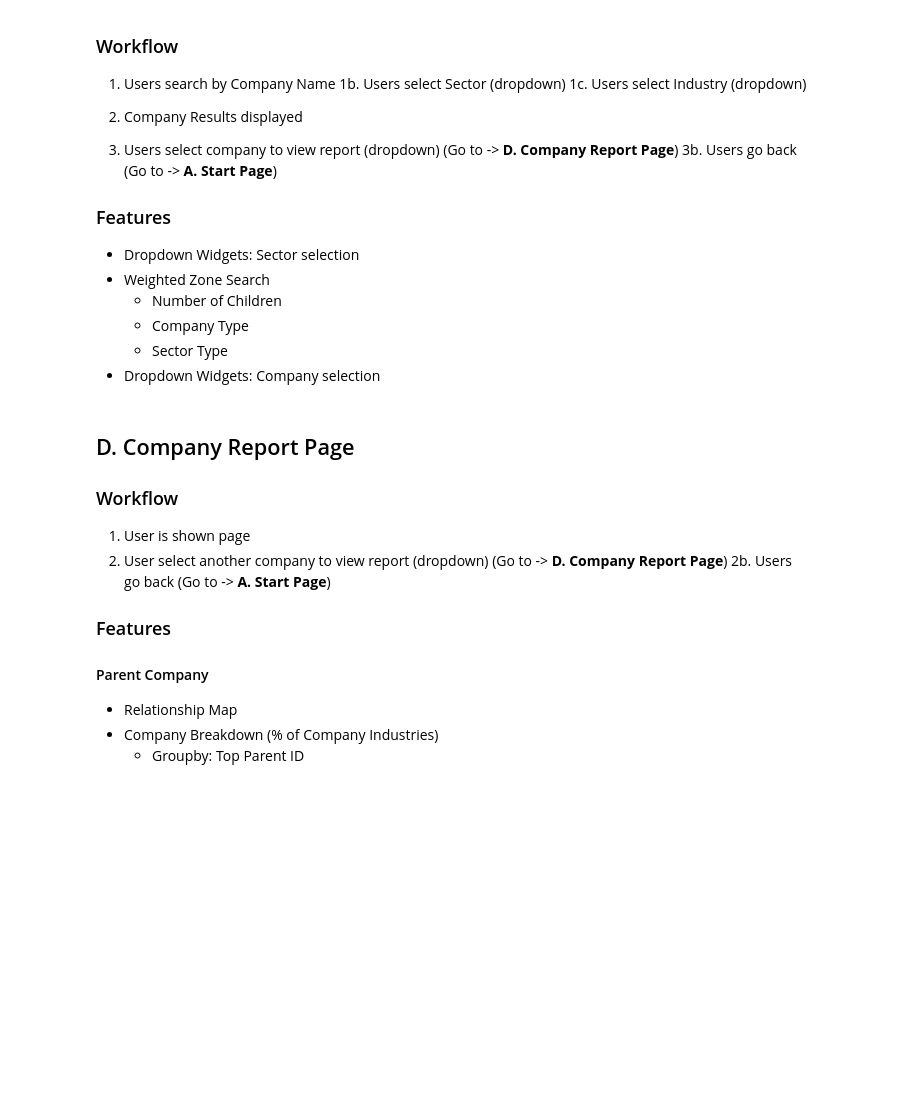
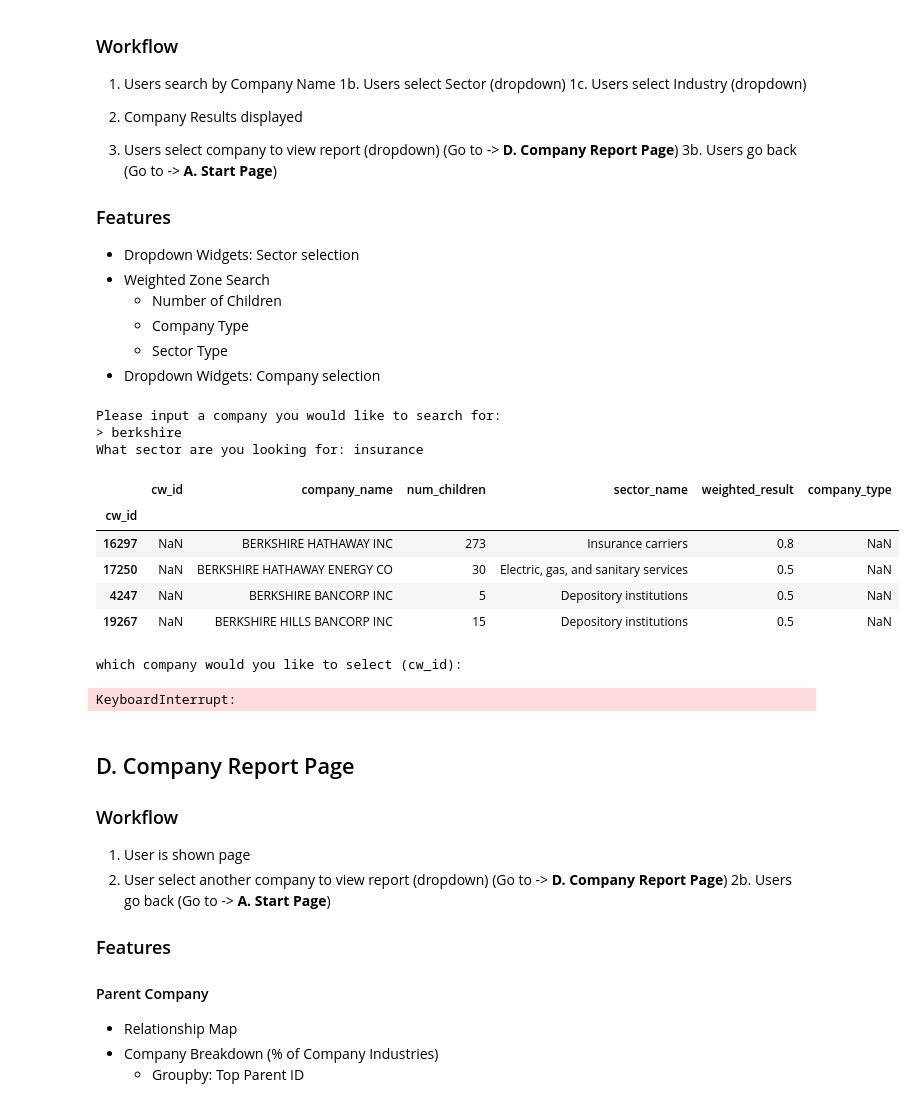
Before and after one commit to prakharchandna/info202project, a Jupyter notebook: Outline.ipynb, the cells around one changed output. Saved outputs shown, nothing was run; the diff lists cells and outputs as text; code cells hidden in the pictures; blank space fills up the shorter version.

```diff
--- a/Outline.ipynb
+++ b/Outline.ipynb
@@ -341,17 +384,10 @@ def di(company_joined2):
     can remove
     '''
 
-    '''
-    first test if name entered finds something in the database
-    '''
-
-    print('Please input a company you would like to search for')
-    print('Tips for searching:')
-    print('-You can enter a partial number')
+    print('Please input a company you would like to search for:')
     company = input('> ').upper()
 
     sector = input('What sector are you looking for: ')
-    #company_joined2.columns
     df = pd.DataFrame(company_joined2, columns = ['cw_id', 'company_name', 'num_children', 'sector_name', 'weighted_result', 'company_type'])
 #     df.head()
     #display_company_report(company) #navigates to company report if selected
@@ -377,34 +413,46 @@ def di(company_joined2):
             choice = int(input("> "))
         elif df.size != 1:
             print('which company would you like to select (cw_id):')
             cw = int(input('>'))
             company = df.loc[df['cw_id'] == cw, ['company_name', 'child_cw_id_list'] ]
         else:
             company = df.iloc[0]
             print(company)
 
         if choice != None:
             print('What would you like to do now:')
             print('1) Search for another Company')
             print('2) Go Back')
             print('3) Get Company Report')
             choice = int(input("> "))
         else:
             if choice == 1:
                 company_suggestions()
             elif choice == 2:
                 test = ''
                 #go back to previous page
             elif choice == 3:
                 display_breakdown(company, cw)
             else:
                 print('Sorry I didnt get that, please select another choice')
         x+=1
     print('Sorry you have failed too many times. Please try again')
     sys.exit()
 
     return None#ranked list of company suggestions
-#company_suggestions()
+di(company_data)
+# %% [output]
+Please input a company you would like to search for:
+> berkshire
+What sector are you looking for: insurance
+|  | cw_id | company_name | num_children | sector_name | weighted_result | company_type |
+| cw_id |  |  |  |  |  |  |
+| 16297 | NaN | BERKSHIRE HATHAWAY INC | 273 | Insurance carriers | 0.8 | NaN |
+| 17250 | NaN | BERKSHIRE HATHAWAY ENERGY CO | 30 | Electric, gas, and sanitary services | 0.5 | NaN |
+| 4247 | NaN | BERKSHIRE BANCORP INC | 5 | Depository institutions | 0.5 | NaN |
+| 19267 | NaN | BERKSHIRE HILLS BANCORP INC | 15 | Depository institutions | 0.5 | NaN |
+which company would you like to select (cw_id):
+KeyboardInterrupt:
 # %% [markdown]
 ## D. Company Report Page
 
```
Also changed, not shown: parts of 18 cells of this notebook.
